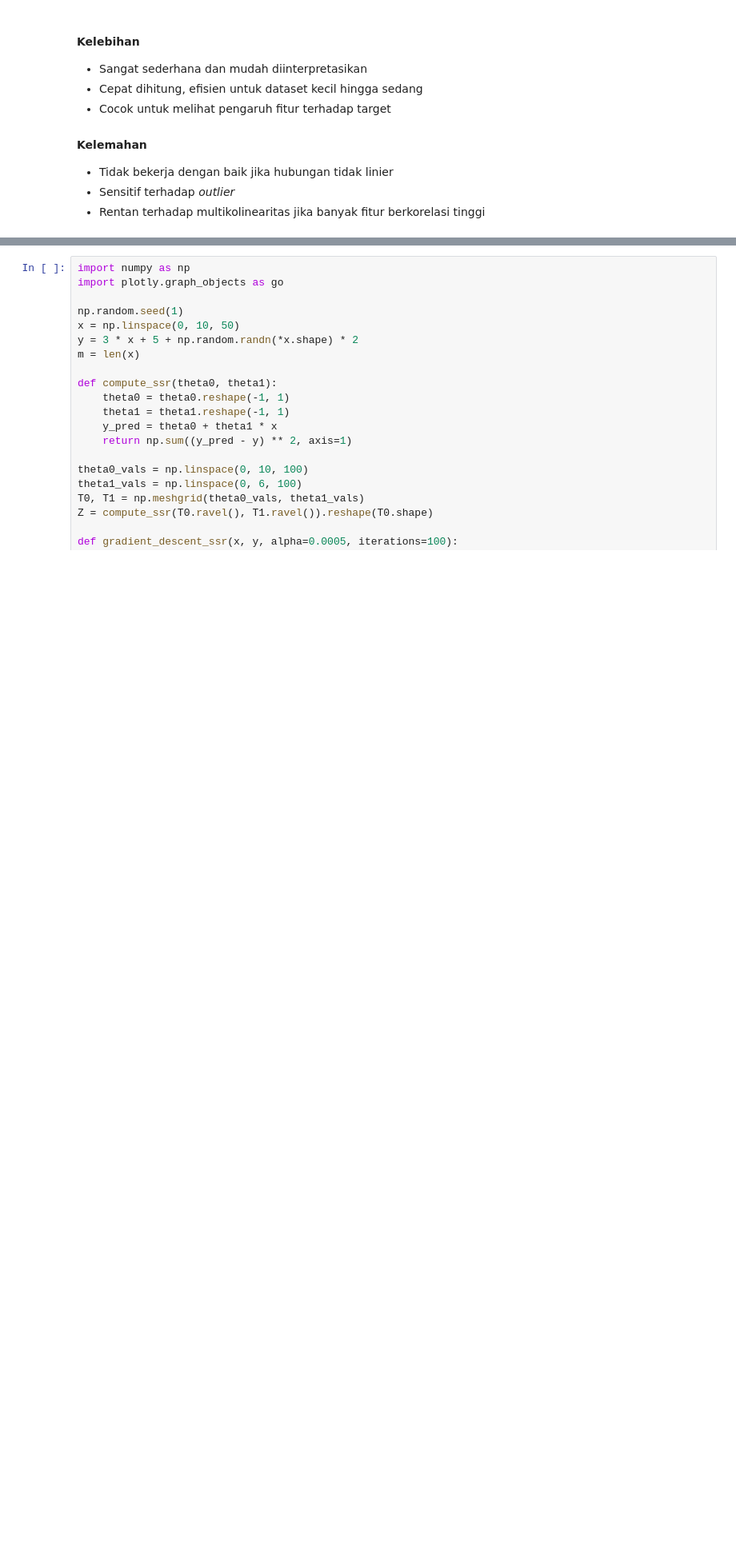
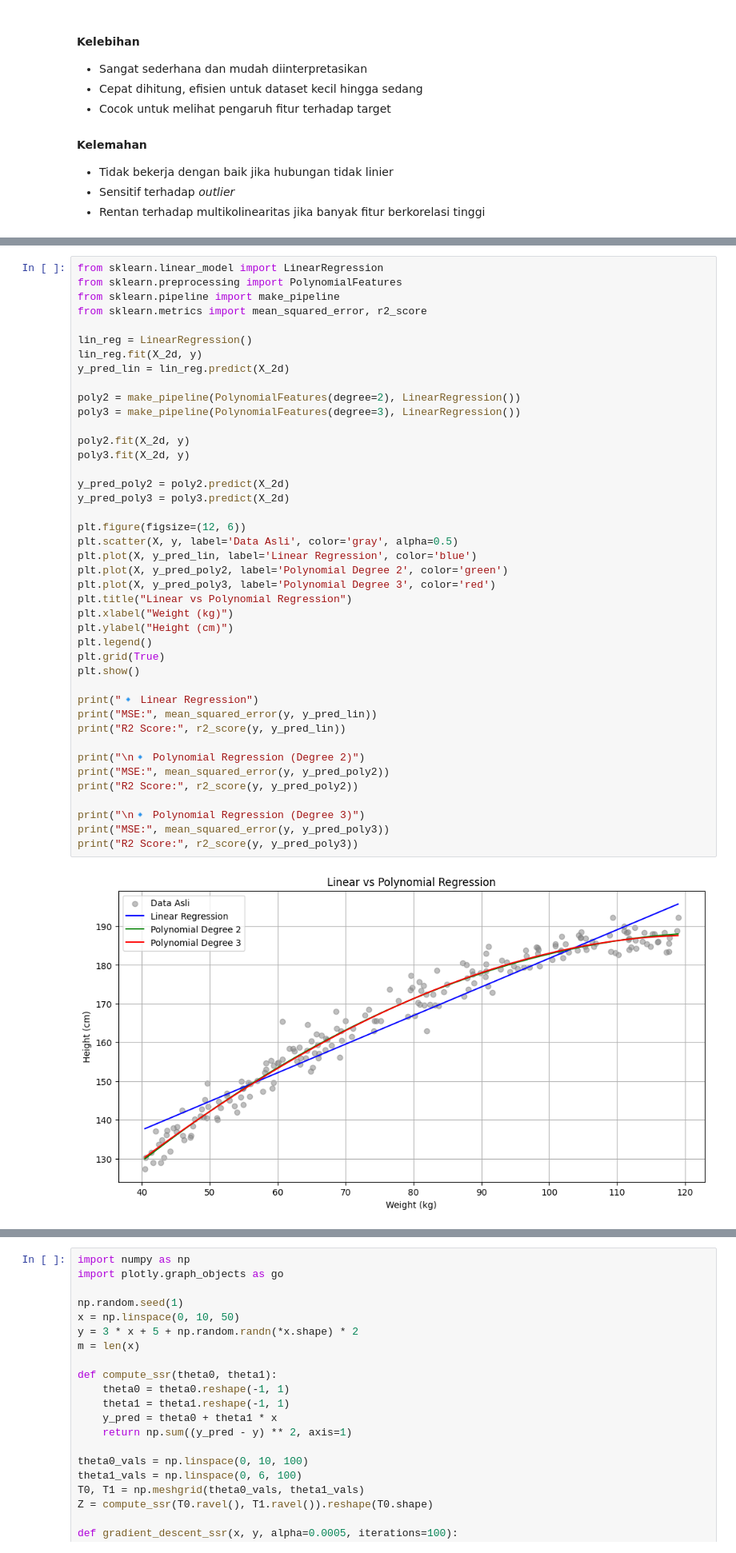
Before and after one commit to JryFarrr/Module_ML_GDGoC_ITS, a Jupyter notebook: Supervised Learning/main.ipynb, the cells around one changed output, grey strips where cells are left out. Shown at 80% size. Saved outputs shown, nothing was run; the diff lists cells and outputs as text; blank space fills up the shorter version.

```diff
--- a/Supervised Learning/main.ipynb
+++ b/Supervised Learning/main.ipynb
@@ -801,0 +374,44 @@ Kelemahan
+# %%
+from sklearn.linear_model import LinearRegression
+from sklearn.preprocessing import PolynomialFeatures
+from sklearn.pipeline import make_pipeline
+from sklearn.metrics import mean_squared_error, r2_score
+
+lin_reg = LinearRegression()
+lin_reg.fit(X_2d, y)
+y_pred_lin = lin_reg.predict(X_2d)
+
+poly2 = make_pipeline(PolynomialFeatures(degree=2), LinearRegression())
+poly3 = make_pipeline(PolynomialFeatures(degree=3), LinearRegression())
+
+poly2.fit(X_2d, y)
+poly3.fit(X_2d, y)
+
+y_pred_poly2 = poly2.predict(X_2d)
+y_pred_poly3 = poly3.predict(X_2d)
+
+plt.figure(figsize=(12, 6))
+plt.scatter(X, y, label='Data Asli', color='gray', alpha=0.5)
+plt.plot(X, y_pred_lin, label='Linear Regression', color='blue')
+plt.plot(X, y_pred_poly2, label='Polynomial Degree 2', color='green')
+plt.plot(X, y_pred_poly3, label='Polynomial Degree 3', color='red')
+plt.title("Linear vs Polynomial Regression")
+plt.xlabel("Weight (kg)")
+plt.ylabel("Height (cm)")
+plt.legend()
+plt.grid(True)
+plt.show()
+
+print("🔹 Linear Regression")
+print("MSE:", mean_squared_error(y, y_pred_lin))
+print("R2 Score:", r2_score(y, y_pred_lin))
+
+print("\n🔹 Polynomial Regression (Degree 2)")
+print("MSE:", mean_squared_error(y, y_pred_poly2))
+print("R2 Score:", r2_score(y, y_pred_poly2))
+
+print("\n🔹 Polynomial Regression (Degree 3)")
+print("MSE:", mean_squared_error(y, y_pred_poly3))
+print("R2 Score:", r2_score(y, y_pred_poly3))
+# %% [output]
+[figure, added]
```
Also changed, not shown: parts of 46 cells of this notebook.
